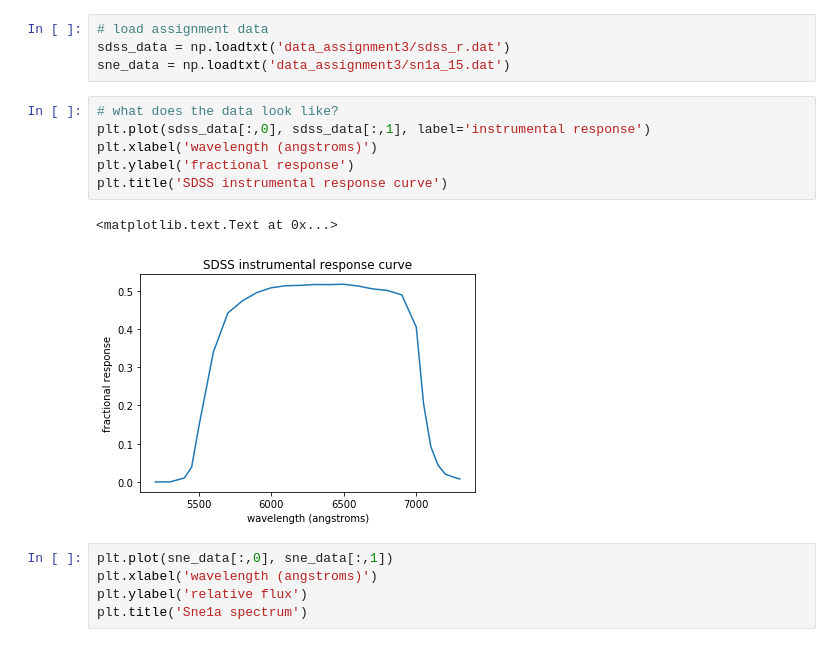
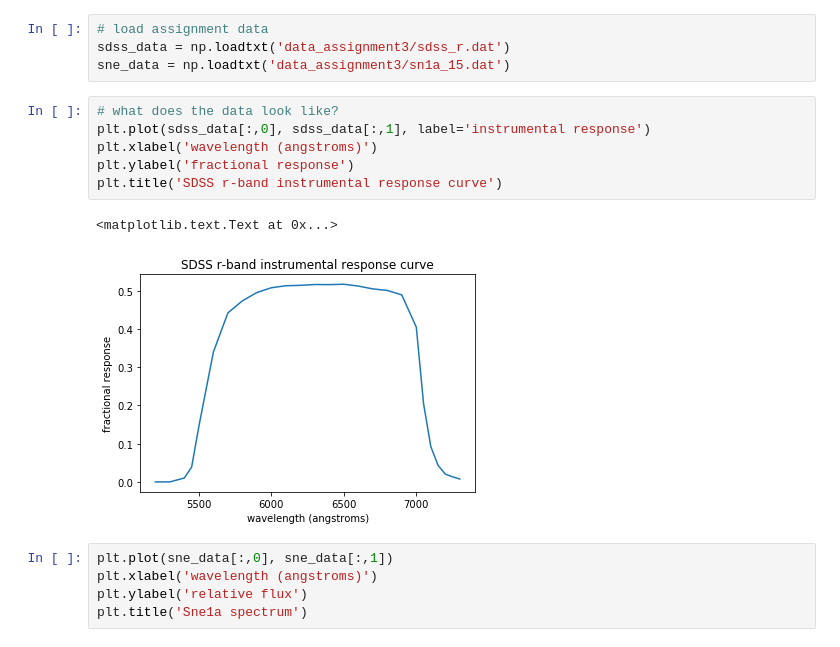
Before and after one commit to astro-britt/cosmology_ipynbs, a Jupyter notebook: cosmology_assignment3.ipynb, the cells around one changed output. Saved outputs shown, nothing was run; the diff lists cells and outputs as text.

```diff
--- a/cosmology_assignment3.ipynb
+++ b/cosmology_assignment3.ipynb
@@ -114,12 +131,12 @@ sne_data = np.loadtxt('data_assignment3/sn1a_15.dat')
 # %%
 # what does the data look like?
 plt.plot(sdss_data[:,0], sdss_data[:,1], label='instrumental response')
 plt.xlabel('wavelength (angstroms)')
 plt.ylabel('fractional response')
-plt.title('SDSS instrumental response curve')
+plt.title('SDSS r-band instrumental response curve')
 # %% [output]
 <matplotlib.text.Text at 0x...>
-[figure, old version]
+[figure, new version]
 # %%
 plt.plot(sne_data[:,0], sne_data[:,1])
 plt.xlabel('wavelength (angstroms)')
```
Also changed, not shown: parts of 8 cells of this notebook.
